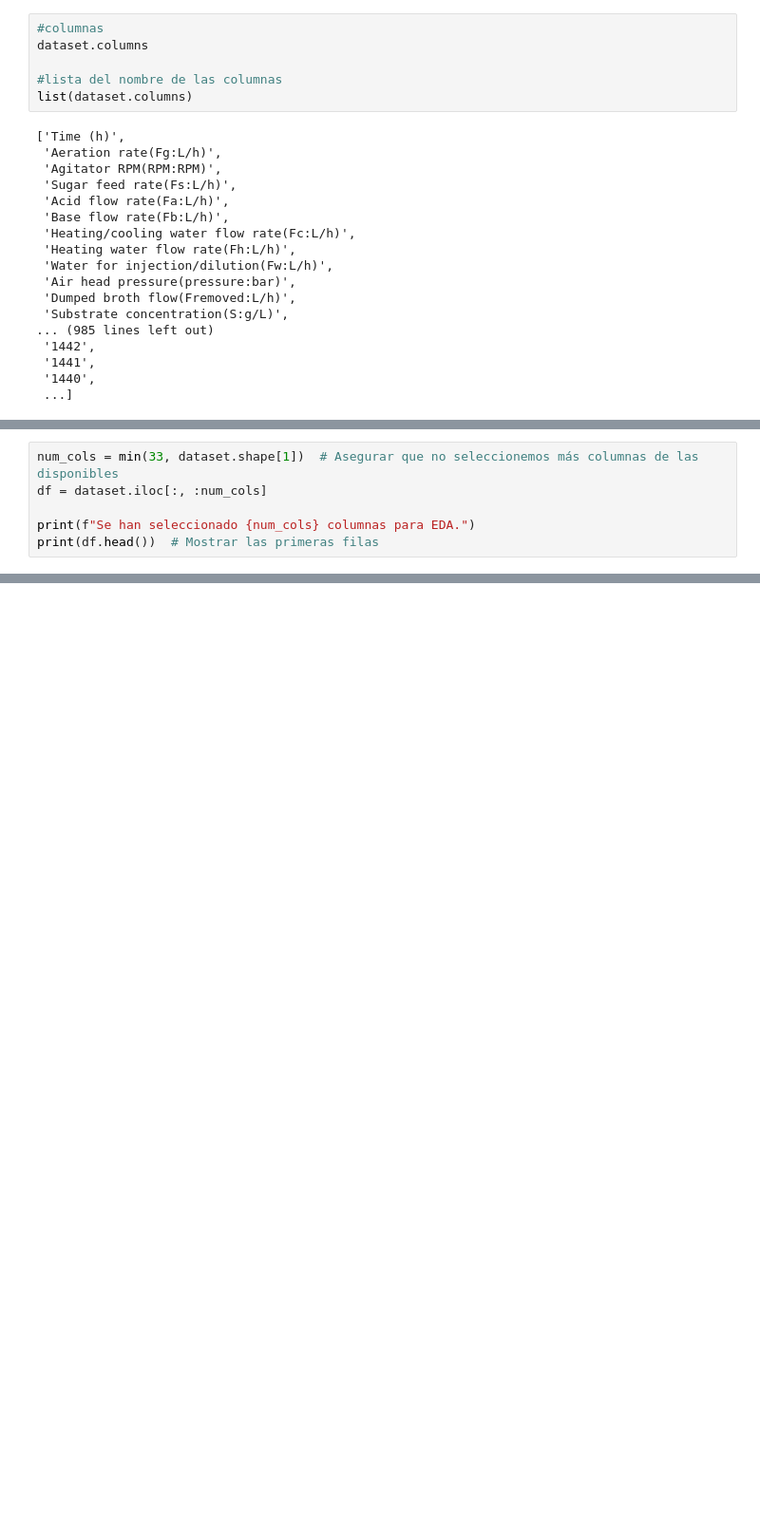
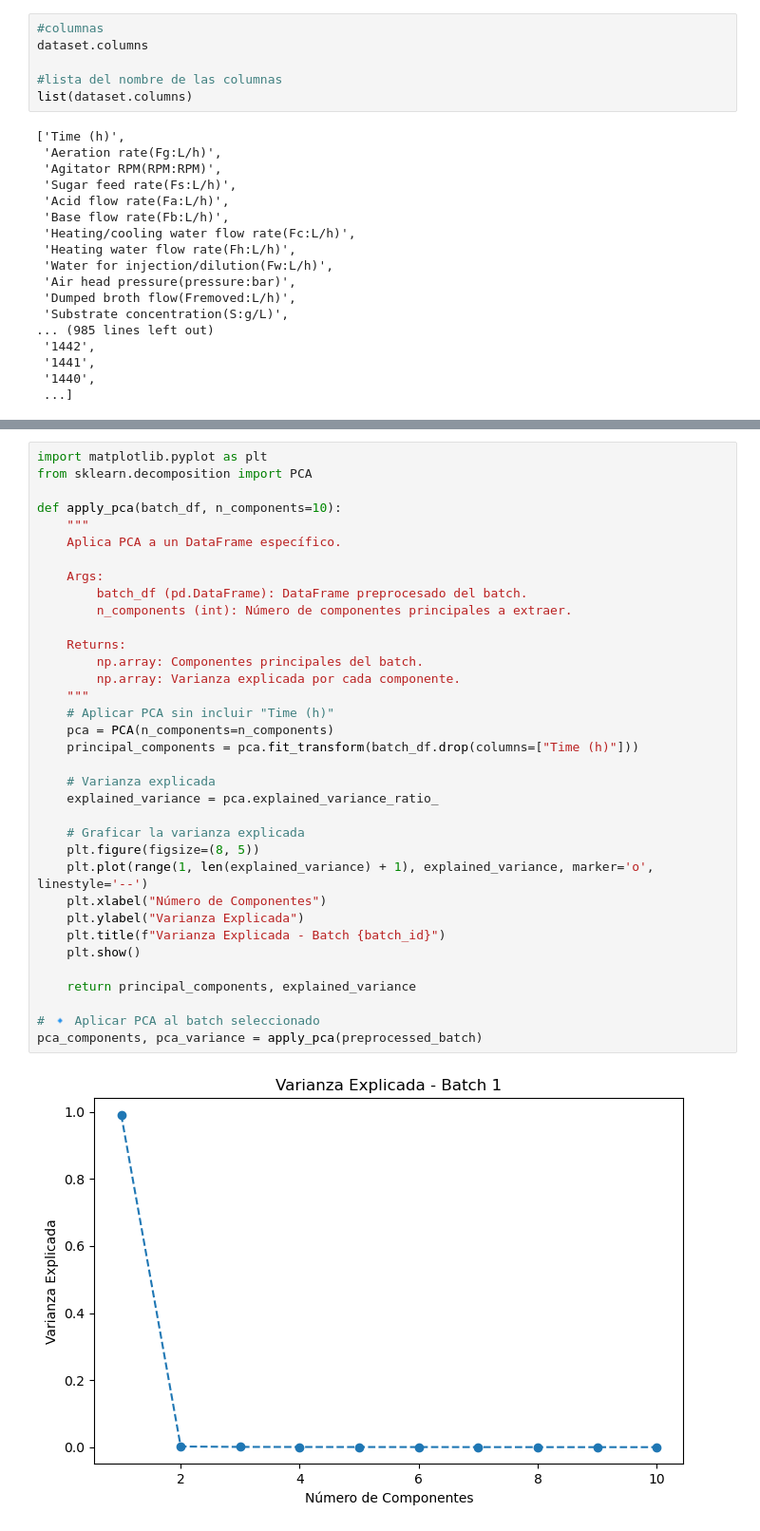
Before and after one commit to MavelSterling/proyecto_reto_insulina_INRAE, a Jupyter notebook: src/lasso.ipynb, the cells around one changed output, grey strips where cells are left out. Shown at 95% size. Drawn from its saved outputs; the diff is of its cells as text; blank space fills up the shorter version.

```diff
--- a/src/lasso.ipynb
+++ b/src/lasso.ipynb
@@ -621,6 +101,0 @@ Nombres de las columnas:
-# %%
-num_cols = min(33, dataset.shape[1])  # Asegurar que no seleccionemos más columnas de las disponibles
-df = dataset.iloc[:, :num_cols]
-
-print(f"Se han seleccionado {num_cols} columnas para EDA.")
-print(df.head())  # Mostrar las primeras filas
@@ -1914,0 +203,37 @@ Offline Biomass concentratio(X_offline:X(g L^{-1}))     0.826505
+# %%
+import matplotlib.pyplot as plt
+from sklearn.decomposition import PCA
+
+def apply_pca(batch_df, n_components=10):
+    """
+    Aplica PCA a un DataFrame específico.
+
+    Args:
+        batch_df (pd.DataFrame): DataFrame preprocesado del batch.
+        n_components (int): Número de componentes principales a extraer.
+
+    Returns:
+        np.array: Componentes principales del batch.
+        np.array: Varianza explicada por cada componente.
+    """
+    # Aplicar PCA sin incluir "Time (h)"
+    pca = PCA(n_components=n_components)
+    principal_components = pca.fit_transform(batch_df.drop(columns=["Time (h)"]))
+
+    # Varianza explicada
+    explained_variance = pca.explained_variance_ratio_
+
+    # Graficar la varianza explicada
+    plt.figure(figsize=(8, 5))
+    plt.plot(range(1, len(explained_variance) + 1), explained_variance, marker='o', linestyle='--')
+    plt.xlabel("Número de Componentes")
+    plt.ylabel("Varianza Explicada")
+    plt.title(f"Varianza Explicada - Batch {batch_id}")
+    plt.show()
+
+    return principal_components, explained_variance
+
+# 🔹 Aplicar PCA al batch seleccionado
+pca_components, pca_variance = apply_pca(preprocessed_batch)
+# %% [output]
+[figure, added]
```
Also changed, not shown: parts of 91 cells of this notebook.
